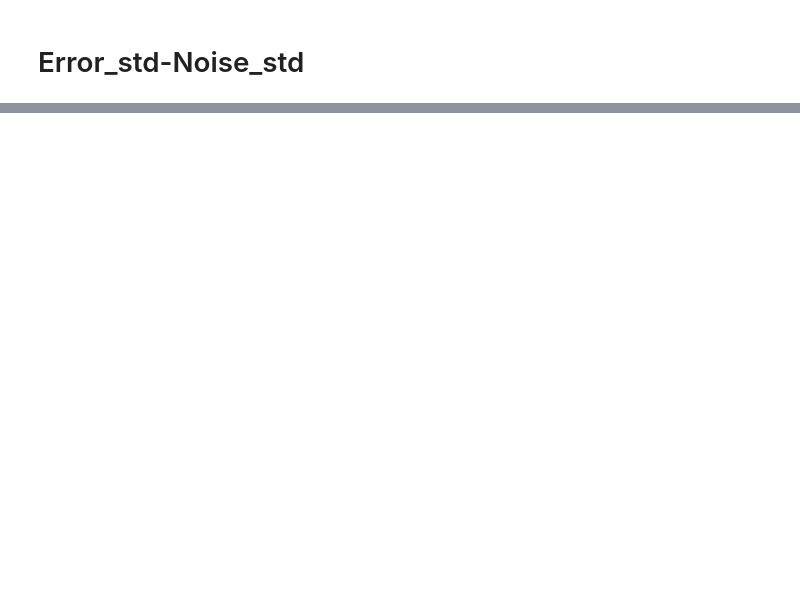
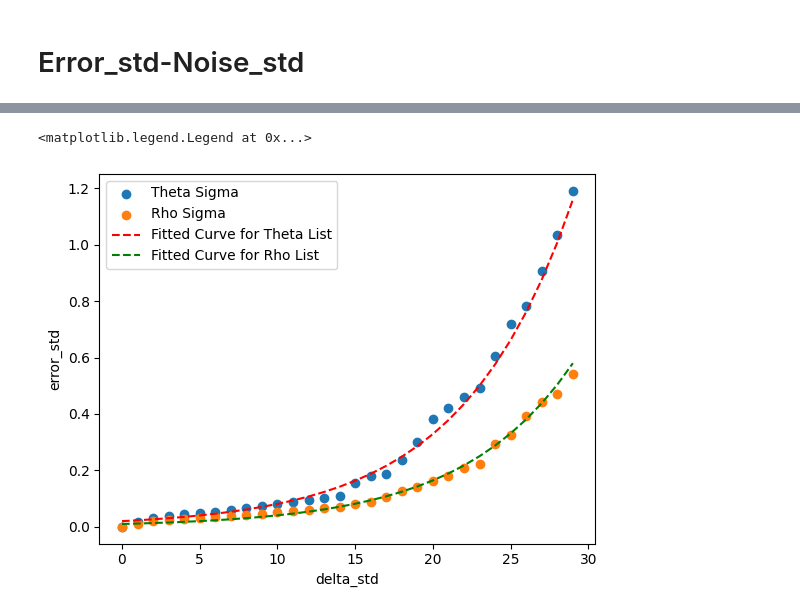
Before and after one commit to yang-jiaye/LSDErrorModel, a Jupyter notebook: ErrorSigma.ipynb, the cells around one changed output, grey strips where cells are left out. Cells and saved outputs as stored; diff of their text form; code cells hidden in the pictures; blank space fills up the shorter version.

```diff
--- a/ErrorSigma.ipynb
+++ b/ErrorSigma.ipynb
@@ -133,0 +186,16 @@ plt.savefig(f"Results/Delta_start{start}_end{end}_noise{noise}_low{low}.png")
+# %%
+deltaList, thetaSigmaList, rhoSigmaList = np.load("Results/Noise_start{start}_end{end}_high{high}_low{low}.npy")
+def func(x, a, b, c):
+    return a + b * np.exp(c * x)
+
+plt.figure()
+plt.scatter(deltaList, thetaSigmaList, label='Theta Sigma')
+plt.scatter(deltaList, rhoSigmaList, label='Rho Sigma')
+plt.xlabel("delta_std")
+plt.ylabel("error_std")
+plt.plot(deltaList, func(deltaList, 0, 0.02, 0.14), 'r--', label='Fitted Curve for Theta List')
+plt.plot(deltaList, func(deltaList, 0, 0.01, 0.14), 'g--', label='Fitted Curve for Rho List')
+plt.legend()
+# %% [output]
+<matplotlib.legend.Legend at 0x...>
+[figure, added]
```
Also changed, not shown: parts of 6 cells of this notebook, 3 other files.
